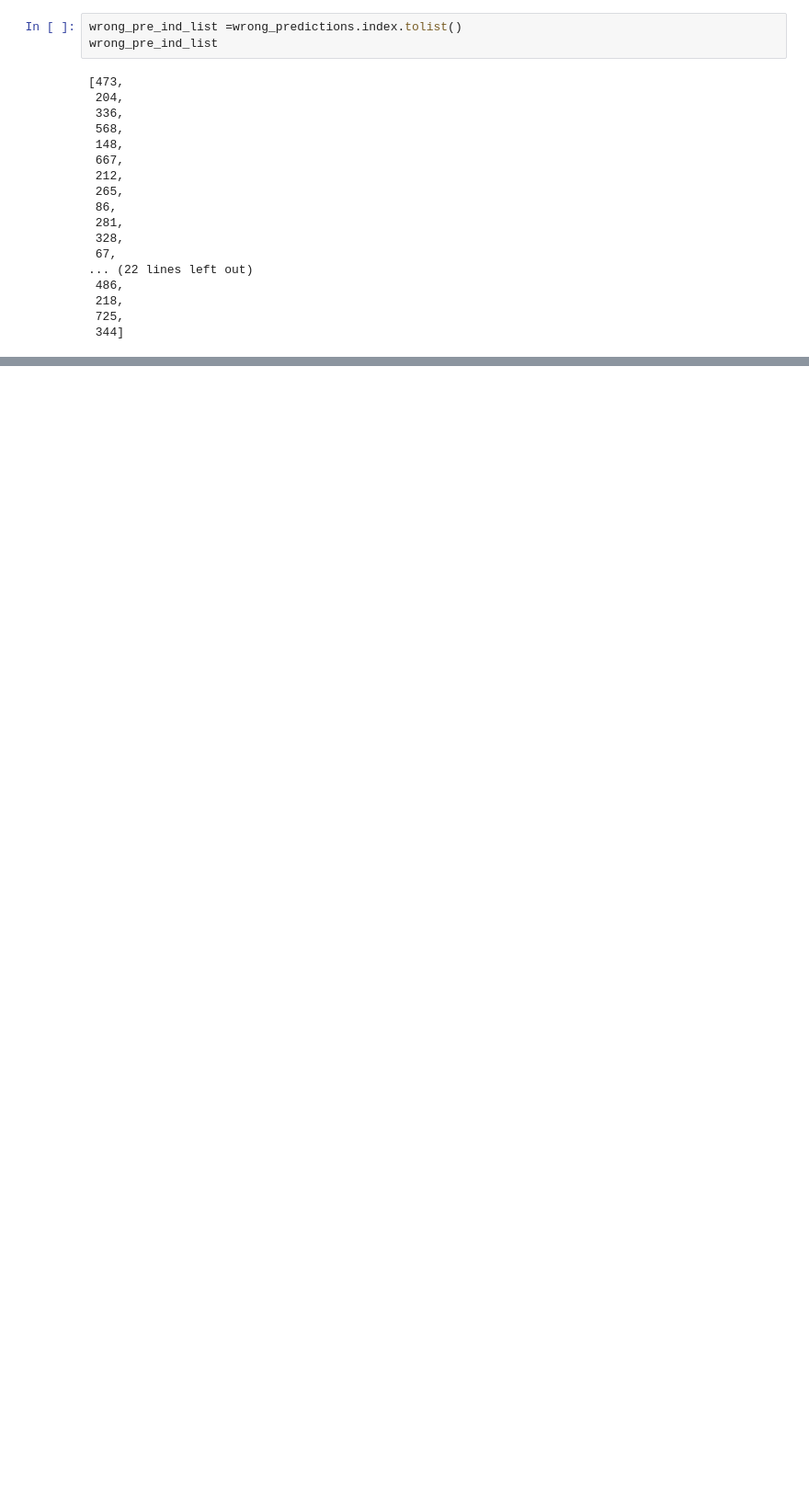
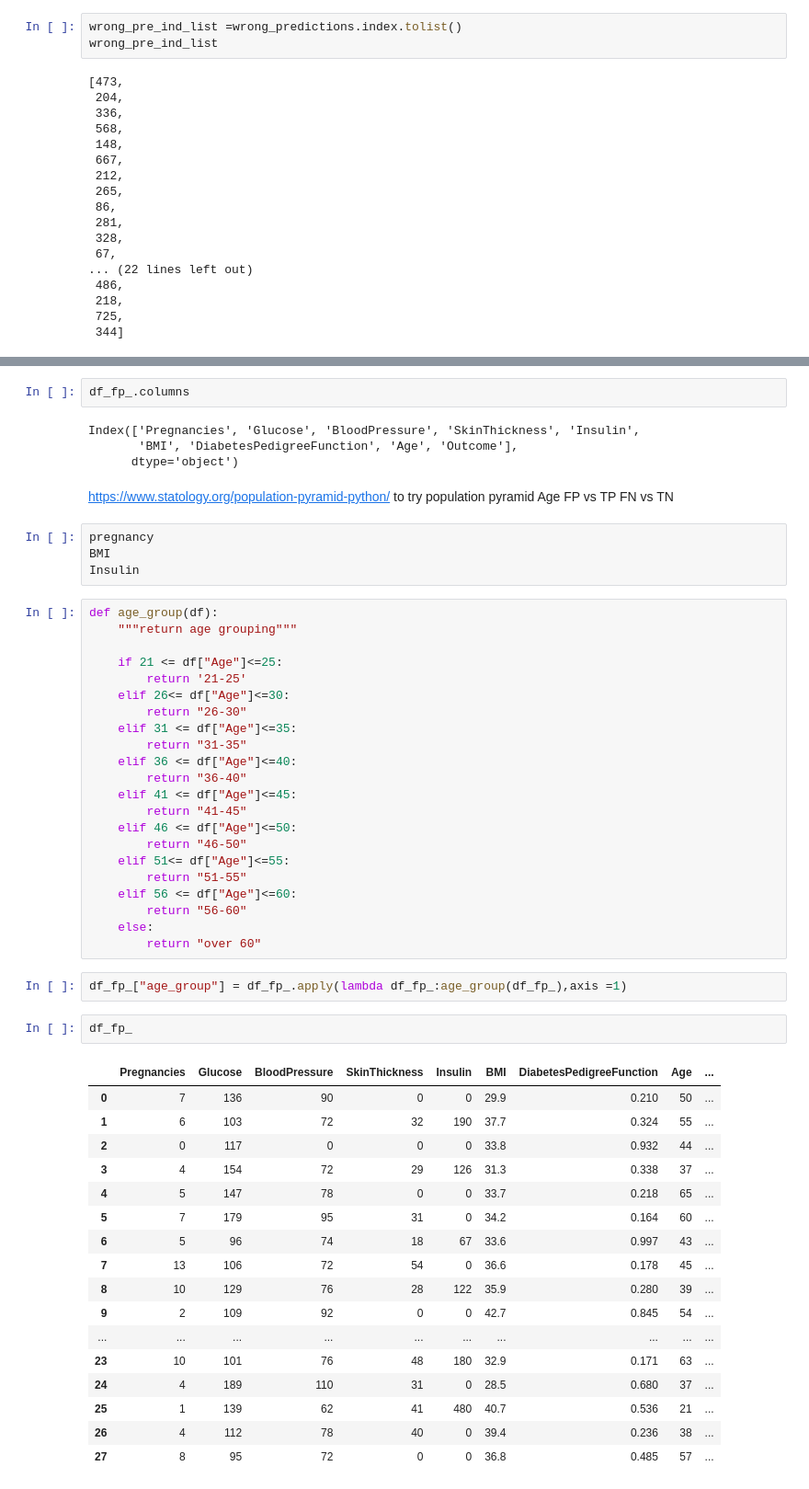
Before and after one commit to yukaberry/portfolio_forecasting_diabetes, a Jupyter notebook: notebooks/modeling_turning.ipynb, the cells around one changed output, grey strips where cells are left out. Shown at 92% size. Saved outputs shown, nothing was run; the diff lists cells and outputs as text; blank space fills up the shorter version.

```diff
--- a/notebooks/modeling_turning.ipynb
+++ b/notebooks/modeling_turning.ipynb
@@ -587,0 +686,60 @@ df_fp_fn
+# %%
+df_fp_.columns
+# %% [output]
+Index(['Pregnancies', 'Glucose', 'BloodPressure', 'SkinThickness', 'Insulin',
+       'BMI', 'DiabetesPedigreeFunction', 'Age', 'Outcome'],
+      dtype='object')
+# %% [markdown]
+https://www.statology.org/population-pyramid-python/
+  to try population pyramid
+  Age
+  FP vs TP
+  FN vs TN
+# %%
+pregnancy
+BMI
+Insulin
+# %%
+def age_group(df):
+    """return age grouping"""
+
+    if 21 <= df["Age"]<=25:
+        return '21-25'
+    elif 26<= df["Age"]<=30:
+        return "26-30"
+    elif 31 <= df["Age"]<=35:
+        return "31-35"
+    elif 36 <= df["Age"]<=40:
+        return "36-40"
+    elif 41 <= df["Age"]<=45:
+        return "41-45"
+    elif 46 <= df["Age"]<=50:
+        return "46-50"
+    elif 51<= df["Age"]<=55:
+        return "51-55"
+    elif 56 <= df["Age"]<=60:
+        return "56-60"
+    else:
+        return "over 60"
+# %%
+df_fp_["age_group"] = df_fp_.apply(lambda df_fp_:age_group(df_fp_),axis =1)
+# %%
+df_fp_
+# %% [output]
+|  | Pregnancies | Glucose | BloodPressure | SkinThickness | Insulin | BMI | DiabetesPedigreeFunction | Age | ... |
+| 0 | 7 | 136 | 90 | 0 | 0 | 29.9 | 0.210 | 50 | ... |
+| 1 | 6 | 103 | 72 | 32 | 190 | 37.7 | 0.324 | 55 | ... |
+| 2 | 0 | 117 | 0 | 0 | 0 | 33.8 | 0.932 | 44 | ... |
+| 3 | 4 | 154 | 72 | 29 | 126 | 31.3 | 0.338 | 37 | ... |
+| 4 | 5 | 147 | 78 | 0 | 0 | 33.7 | 0.218 | 65 | ... |
+| 5 | 7 | 179 | 95 | 31 | 0 | 34.2 | 0.164 | 60 | ... |
+| 6 | 5 | 96 | 74 | 18 | 67 | 33.6 | 0.997 | 43 | ... |
+| 7 | 13 | 106 | 72 | 54 | 0 | 36.6 | 0.178 | 45 | ... |
+| 8 | 10 | 129 | 76 | 28 | 122 | 35.9 | 0.280 | 39 | ... |
+| 9 | 2 | 109 | 92 | 0 | 0 | 42.7 | 0.845 | 54 | ... |
+| ... | ... | ... | ... | ... | ... | ... | ... | ... | ... |
+| 23 | 10 | 101 | 76 | 48 | 180 | 32.9 | 0.171 | 63 | ... |
+| 24 | 4 | 189 | 110 | 31 | 0 | 28.5 | 0.680 | 37 | ... |
+| 25 | 1 | 139 | 62 | 41 | 480 | 40.7 | 0.536 | 21 | ... |
+| 26 | 4 | 112 | 78 | 40 | 0 | 39.4 | 0.236 | 38 | ... |
+| 27 | 8 | 95 | 72 | 0 | 0 | 36.8 | 0.485 | 57 | ... |
```
Also changed, not shown: parts of 28 cells of this notebook, 5 other files.
